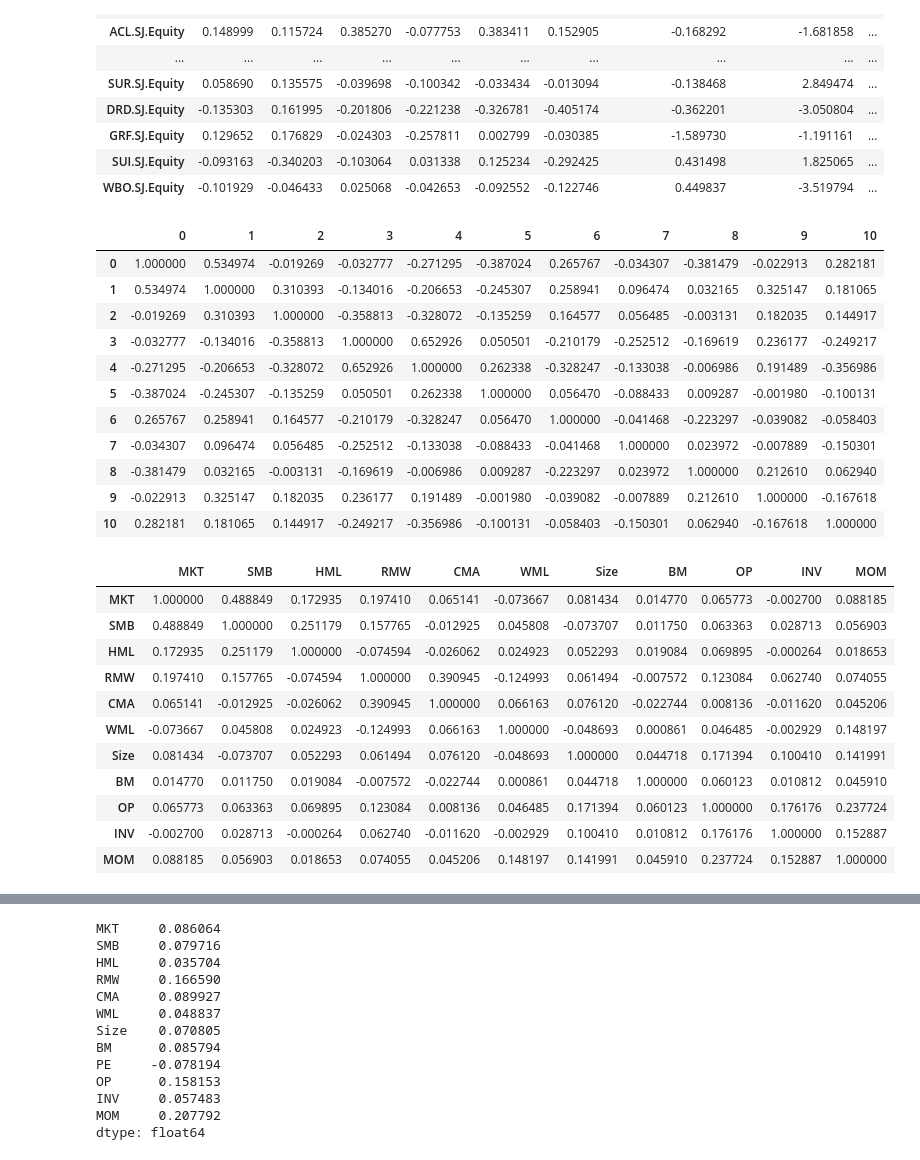
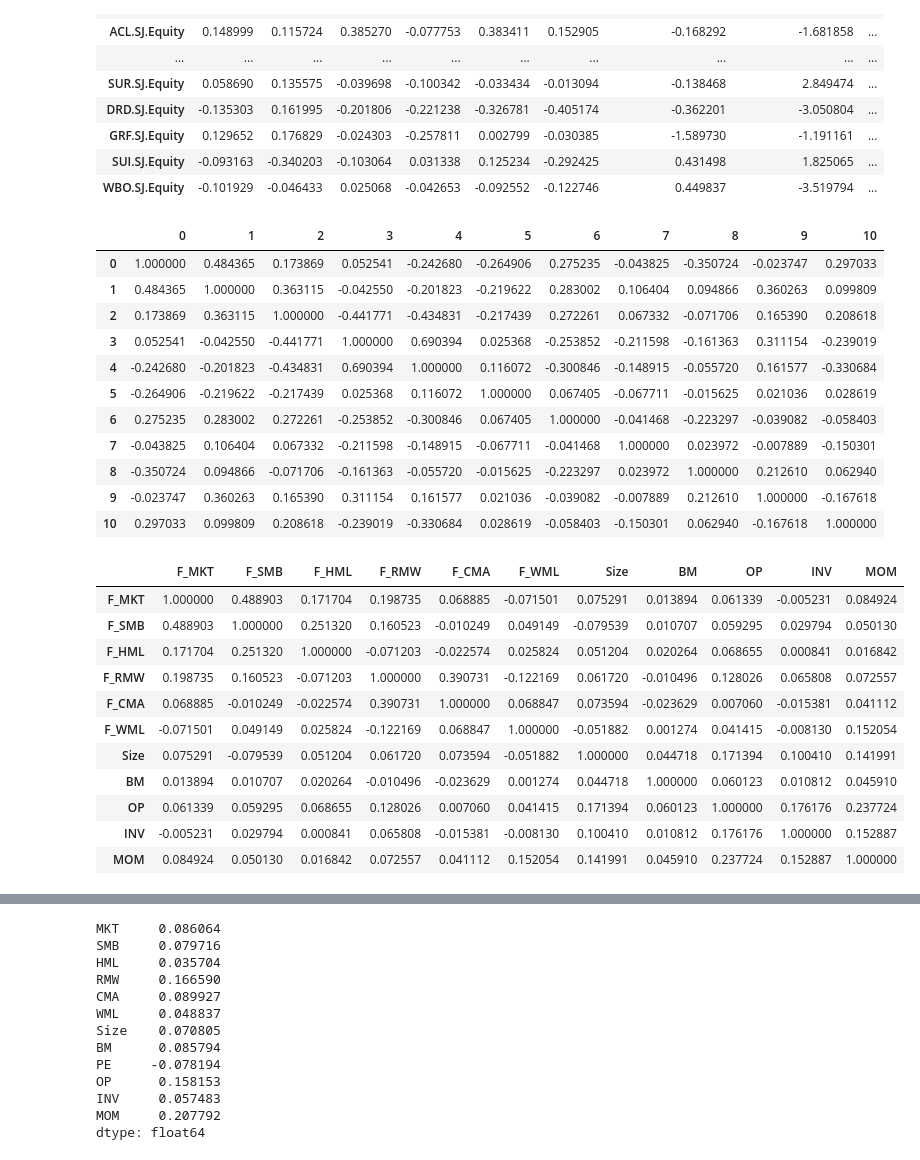
Before and after one commit to runxinlin/Research_Codes_2021, a Jupyter notebook: Python/IC & ICIR.ipynb, the cells around one changed output, grey strips where cells are left out. Cells and saved outputs as stored; diff of their text form; code cells hidden in the pictures.

```diff
--- a/Python/IC & ICIR.ipynb
+++ b/Python/IC & ICIR.ipynb
@@ -343,14 +327,14 @@ for k in tqdm(df_Ex_SR_tmp_T.columns[:-Gap]):
 
     i = int(index_times.index(k) / holding)
 
-    index_tmp = (all_betas[i].index).intersection(df_ln_Size_tmp_T.loc[:,k].dropna().index).\
+    index_tmp = (all_betas[i+1].index).intersection(df_ln_Size_tmp_T.loc[:,k].dropna().index).\
                     intersection(df_BM_tmp_T.loc[:,k].dropna().index).\
                     intersection(df_Ex_SR_tmp_T.loc[:,index_times[index_times.index(k)+Gap]].dropna().index).\
                     intersection(df_OP_tmp_T.loc[:,k].dropna().index).\
                     intersection(df_INV_tmp_T.loc[:,k].dropna().index).\
                     intersection(df_MOM_tmp_T.loc[:,k].dropna().index)
     if len(index_tmp) > 10:
-        df_TS_CS = pd.concat([all_betas[i].loc[index_tmp,:].astype(np.float64), \
+        df_TS_CS = pd.concat([all_betas[i+1].loc[index_tmp,:].astype(np.float64), \
                                              df_ln_Size_tmp_T.loc[index_tmp,k],df_BM_tmp_T.loc[index_tmp,k],\
                                              df_OP_tmp_T.loc[index_tmp,k],\
                                              df_INV_tmp_T.loc[index_tmp,k], df_MOM_tmp_T.loc[index_tmp,k]],axis = 1)
@@ -363,33 +347,33 @@ arr_corr = np.dstack(all_corr) # from 2D to 3D
 pd.DataFrame(arr_corr[:,:,0])
 # %% [output]
 |  | 0 | 1 | 2 | 3 | 4 | 5 | 6 | 7 | 8 | 9 | 10 |
-| 0 | 1.000000 | 0.534974 | -0.019269 | -0.032777 | -0.271295 | -0.387024 | 0.265767 | -0.034307 | -0.381479 | -0.022913 | 0.282181 |
-| 1 | 0.534974 | 1.000000 | 0.310393 | -0.134016 | -0.206653 | -0.245307 | 0.258941 | 0.096474 | 0.032165 | 0.325147 | 0.181065 |
-| 2 | -0.019269 | 0.310393 | 1.000000 | -0.358813 | -0.328072 | -0.135259 | 0.164577 | 0.056485 | -0.003131 | 0.182035 | 0.144917 |
-| 3 | -0.032777 | -0.134016 | -0.358813 | 1.000000 | 0.652926 | 0.050501 | -0.210179 | -0.252512 | -0.169619 | 0.236177 | -0.249217 |
-| 4 | -0.271295 | -0.206653 | -0.328072 | 0.652926 | 1.000000 | 0.262338 | -0.328247 | -0.133038 | -0.006986 | 0.191489 | -0.356986 |
-| 5 | -0.387024 | -0.245307 | -0.135259 | 0.050501 | 0.262338 | 1.000000 | 0.056470 | -0.088433 | 0.009287 | -0.001980 | -0.100131 |
-| 6 | 0.265767 | 0.258941 | 0.164577 | -0.210179 | -0.328247 | 0.056470 | 1.000000 | -0.041468 | -0.223297 | -0.039082 | -0.058403 |
-| 7 | -0.034307 | 0.096474 | 0.056485 | -0.252512 | -0.133038 | -0.088433 | -0.041468 | 1.000000 | 0.023972 | -0.007889 | -0.150301 |
-| 8 | -0.381479 | 0.032165 | -0.003131 | -0.169619 | -0.006986 | 0.009287 | -0.223297 | 0.023972 | 1.000000 | 0.212610 | 0.062940 |
-| 9 | -0.022913 | 0.325147 | 0.182035 | 0.236177 | 0.191489 | -0.001980 | -0.039082 | -0.007889 | 0.212610 | 1.000000 | -0.167618 |
-| 10 | 0.282181 | 0.181065 | 0.144917 | -0.249217 | -0.356986 | -0.100131 | -0.058403 | -0.150301 | 0.062940 | -0.167618 | 1.000000 |
+| 0 | 1.000000 | 0.484365 | 0.173869 | 0.052541 | -0.242680 | -0.264906 | 0.275235 | -0.043825 | -0.350724 | -0.023747 | 0.297033 |
+| 1 | 0.484365 | 1.000000 | 0.363115 | -0.042550 | -0.201823 | -0.219622 | 0.283002 | 0.106404 | 0.094866 | 0.360263 | 0.099809 |
+| 2 | 0.173869 | 0.363115 | 1.000000 | -0.441771 | -0.434831 | -0.217439 | 0.272261 | 0.067332 | -0.071706 | 0.165390 | 0.208618 |
+| 3 | 0.052541 | -0.042550 | -0.441771 | 1.000000 | 0.690394 | 0.025368 | -0.253852 | -0.211598 | -0.161363 | 0.311154 | -0.239019 |
+| 4 | -0.242680 | -0.201823 | -0.434831 | 0.690394 | 1.000000 | 0.116072 | -0.300846 | -0.148915 | -0.055720 | 0.161577 | -0.330684 |
+| 5 | -0.264906 | -0.219622 | -0.217439 | 0.025368 | 0.116072 | 1.000000 | 0.067405 | -0.067711 | -0.015625 | 0.021036 | 0.028619 |
+| 6 | 0.275235 | 0.283002 | 0.272261 | -0.253852 | -0.300846 | 0.067405 | 1.000000 | -0.041468 | -0.223297 | -0.039082 | -0.058403 |
+| 7 | -0.043825 | 0.106404 | 0.067332 | -0.211598 | -0.148915 | -0.067711 | -0.041468 | 1.000000 | 0.023972 | -0.007889 | -0.150301 |
+| 8 | -0.350724 | 0.094866 | -0.071706 | -0.161363 | -0.055720 | -0.015625 | -0.223297 | 0.023972 | 1.000000 | 0.212610 | 0.062940 |
+| 9 | -0.023747 | 0.360263 | 0.165390 | 0.311154 | 0.161577 | 0.021036 | -0.039082 | -0.007889 | 0.212610 | 1.000000 | -0.167618 |
+| 10 | 0.297033 | 0.099809 | 0.208618 | -0.239019 | -0.330684 | 0.028619 | -0.058403 | -0.150301 | 0.062940 | -0.167618 | 1.000000 |
 # %%
 df_ave_corr = pd.DataFrame(np.nansum(arr_corr,axis=2)/(np.shape(arr_corr)[2])) # sum dfs along the z-axis
-df_ave_corr.columns =  ['MKT','SMB','HML','RMW','CMA',"WML","Size","BM","OP","INV","MOM"]
-df_ave_corr.index =  ['MKT','SMB','HML','RMW','CMA',"WML","Size","BM","OP","INV","MOM"]
+df_ave_corr.columns =  ["F_MKT",'F_SMB','F_HML','F_RMW','F_CMA',"F_WML","Size","BM","OP","INV","MOM"]
+df_ave_corr.index =  ["F_MKT",'F_SMB','F_HML','F_RMW','F_CMA',"F_WML","Size","BM","OP","INV","MOM"]
 df_ave_corr
 # %% [output]
-|  | MKT | SMB | HML | RMW | CMA | WML | Size | BM | OP | INV | MOM |
-| MKT | 1.000000 | 0.488849 | 0.172935 | 0.197410 | 0.065141 | -0.073667 | 0.081434 | 0.014770 | 0.065773 | -0.002700 | 0.088185 |
-| SMB | 0.488849 | 1.000000 | 0.251179 | 0.157765 | -0.012925 | 0.045808 | -0.073707 | 0.011750 | 0.063363 | 0.028713 | 0.056903 |
-| HML | 0.172935 | 0.251179 | 1.000000 | -0.074594 | -0.026062 | 0.024923 | 0.052293 | 0.019084 | 0.069895 | -0.000264 | 0.018653 |
-| RMW | 0.197410 | 0.157765 | -0.074594 | 1.000000 | 0.390945 | -0.124993 | 0.061494 | -0.007572 | 0.123084 | 0.062740 | 0.074055 |
-| CMA | 0.065141 | -0.012925 | -0.026062 | 0.390945 | 1.000000 | 0.066163 | 0.076120 | -0.022744 | 0.008136 | -0.011620 | 0.045206 |
-| WML | -0.073667 | 0.045808 | 0.024923 | -0.124993 | 0.066163 | 1.000000 | -0.048693 | 0.000861 | 0.046485 | -0.002929 | 0.148197 |
-| Size | 0.081434 | -0.073707 | 0.052293 | 0.061494 | 0.076120 | -0.048693 | 1.000000 | 0.044718 | 0.171394 | 0.100410 | 0.141991 |
-| BM | 0.014770 | 0.011750 | 0.019084 | -0.007572 | -0.022744 | 0.000861 | 0.044718 | 1.000000 | 0.060123 | 0.010812 | 0.045910 |
-| OP | 0.065773 | 0.063363 | 0.069895 | 0.123084 | 0.008136 | 0.046485 | 0.171394 | 0.060123 | 1.000000 | 0.176176 | 0.237724 |
-| INV | -0.002700 | 0.028713 | -0.000264 | 0.062740 | -0.011620 | -0.002929 | 0.100410 | 0.010812 | 0.176176 | 1.000000 | 0.152887 |
-| MOM | 0.088185 | 0.056903 | 0.018653 | 0.074055 | 0.045206 | 0.148197 | 0.141991 | 0.045910 | 0.237724 | 0.152887 | 1.000000 |
+|  | F_MKT | F_SMB | F_HML | F_RMW | F_CMA | F_WML | Size | BM | OP | INV | MOM |
+| F_MKT | 1.000000 | 0.488903 | 0.171704 | 0.198735 | 0.068885 | -0.071501 | 0.075291 | 0.013894 | 0.061339 | -0.005231 | 0.084924 |
+| F_SMB | 0.488903 | 1.000000 | 0.251320 | 0.160523 | -0.010249 | 0.049149 | -0.079539 | 0.010707 | 0.059295 | 0.029794 | 0.050130 |
+| F_HML | 0.171704 | 0.251320 | 1.000000 | -0.071203 | -0.022574 | 0.025824 | 0.051204 | 0.020264 | 0.068655 | 0.000841 | 0.016842 |
+| F_RMW | 0.198735 | 0.160523 | -0.071203 | 1.000000 | 0.390731 | -0.122169 | 0.061720 | -0.010496 | 0.128026 | 0.065808 | 0.072557 |
+| F_CMA | 0.068885 | -0.010249 | -0.022574 | 0.390731 | 1.000000 | 0.068847 | 0.073594 | -0.023629 | 0.007060 | -0.015381 | 0.041112 |
+| F_WML | -0.071501 | 0.049149 | 0.025824 | -0.122169 | 0.068847 | 1.000000 | -0.051882 | 0.001274 | 0.041415 | -0.008130 | 0.152054 |
+| Size | 0.075291 | -0.079539 | 0.051204 | 0.061720 | 0.073594 | -0.051882 | 1.000000 | 0.044718 | 0.171394 | 0.100410 | 0.141991 |
+| BM | 0.013894 | 0.010707 | 0.020264 | -0.010496 | -0.023629 | 0.001274 | 0.044718 | 1.000000 | 0.060123 | 0.010812 | 0.045910 |
+| OP | 0.061339 | 0.059295 | 0.068655 | 0.128026 | 0.007060 | 0.041415 | 0.171394 | 0.060123 | 1.000000 | 0.176176 | 0.237724 |
+| INV | -0.005231 | 0.029794 | 0.000841 | 0.065808 | -0.015381 | -0.008130 | 0.100410 | 0.010812 | 0.176176 | 1.000000 | 0.152887 |
+| MOM | 0.084924 | 0.050130 | 0.016842 | 0.072557 | 0.041112 | 0.152054 | 0.141991 | 0.045910 | 0.237724 | 0.152887 | 1.000000 |
 # %%
```
Also changed, not shown: parts of 10 cells of this notebook, 11 other files.
